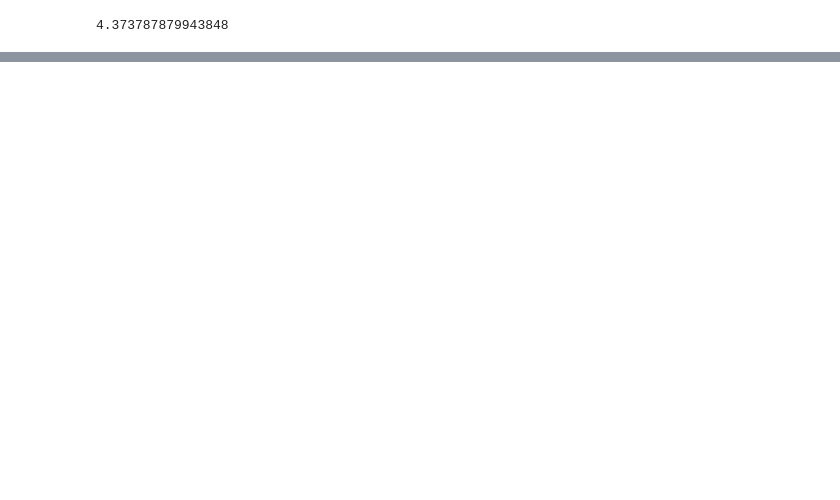
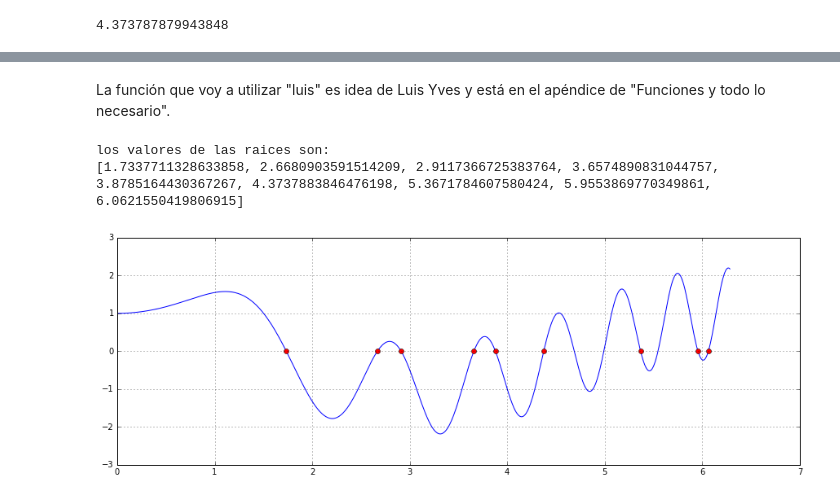
Before and after one commit to plascurain/fisicacomputacional, a Jupyter notebook: Problema_1.ipynb, the cells around one changed output, grey strips where cells are left out. Cells and saved outputs as stored; diff of their text form; code cells hidden in the pictures; blank space fills up the shorter version.

```diff
--- a/Problema_1.ipynb
+++ b/Problema_1.ipynb
@@ -117,0 +66,18 @@ los valores de las raices son:
+# %% [markdown]
+La función que voy a utilizar "luis" es idea de Luis Yves y está en el apéndice de "Funciones y todo lo necesario".
+# %%
+intervalo = [0., 2*pi]
+print "los valores de las raices son:"
+n = 100
+raices = raices_luis(func_p1,intervalo,n)
+print raices
+x = linspace(0, 2*pi, 600)
+figure(figsize=(15,5))
+plot(x, func_p1(x))
+plot(raices, zeros_like(raices), 'ro')
+grid()
+show()
+# %% [output]
+los valores de las raices son:
+[1.7337711328633858, 2.6680903591514209, 2.9117366725383764, 3.6574890831044757, 3.8785164430367267, 4.3737883846476198, 5.3671784607580424, 5.9553869770349861, 6.0621550419806915]
+[figure, added]
```
Also changed, not shown: parts of 9 cells of this notebook, 1 other file.
